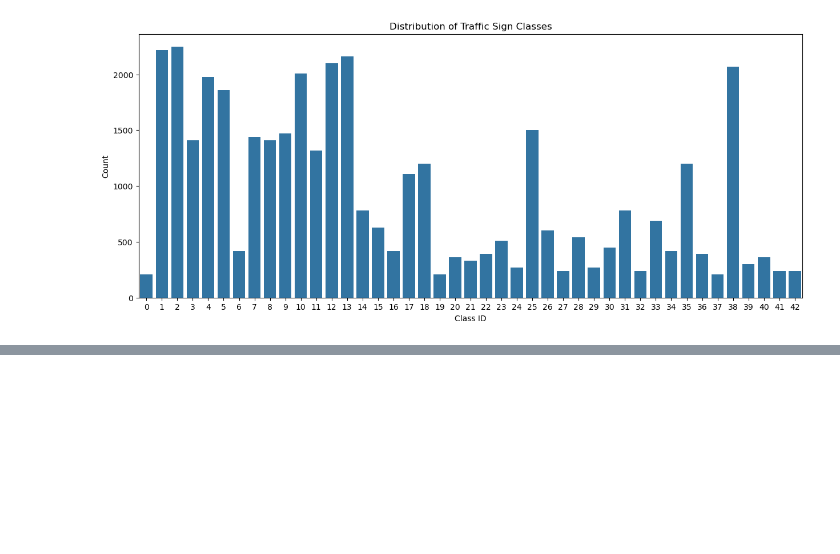
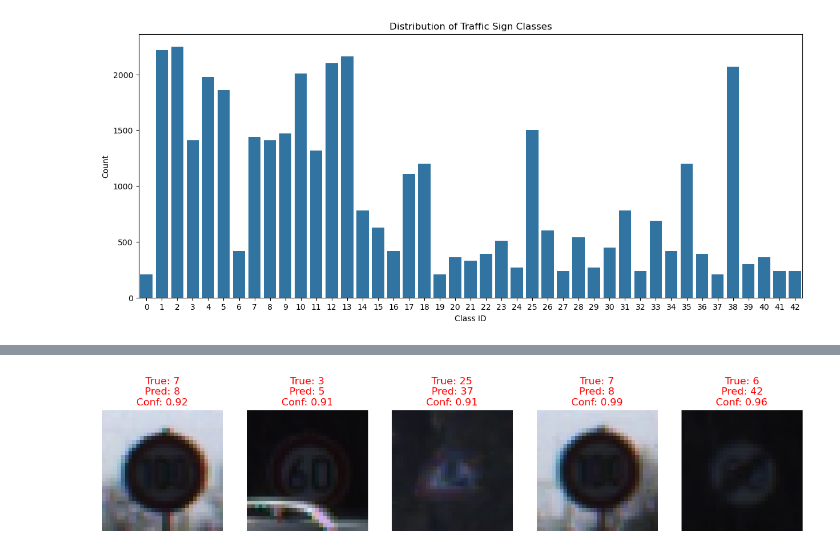
Before and after one commit to shawn01-kubo/DS-6050-Final-Project, a Jupyter notebook: Final project.ipynb, the cells around one changed output, grey strips where cells are left out. Cells and saved outputs as stored; diff of their text form; code cells hidden in the pictures; blank space fills up the shorter version.

```diff
--- a/Final project.ipynb
+++ b/Final project.ipynb
@@ -384,0 +411,23 @@ Class ID 20: Accuracy = 52.22%
+# %%
+def plot_confident_errors(model, ds):
+    images, labels, preds, confs = [], [], [], []
+    for x, y in ds.take(5):
+        p = model.predict(x)
+        images.extend(x.numpy())
+        labels.extend(y.numpy())
+        preds.extend(np.argmax(p, axis=1))
+        confs.extend(np.max(p, axis=1))
+
+    # Filter for errors with high confidence
+    errors = [i for i in range(len(labels)) if labels[i] != preds[i] and confs[i] > 0.9]
+
+    plt.figure(figsize=(15, 5))
+    for i, idx in enumerate(errors[:5]):
+        plt.subplot(1, 5, i+1)
+        plt.imshow(images[idx])
+        plt.title(f"True: {labels[idx]}\nPred: {preds[idx]}\nConf: {confs[idx]:.2f}", color='red')
+        plt.axis('off')
+    plt.show()
+
+plot_confident_errors(primary_model, test_ds)
+# %% [output]
@@ -384,0 +439 @@ Class ID 20: Accuracy = 52.22%
+[figure, added]
```
Also changed, not shown: parts of 9 cells of this notebook.
